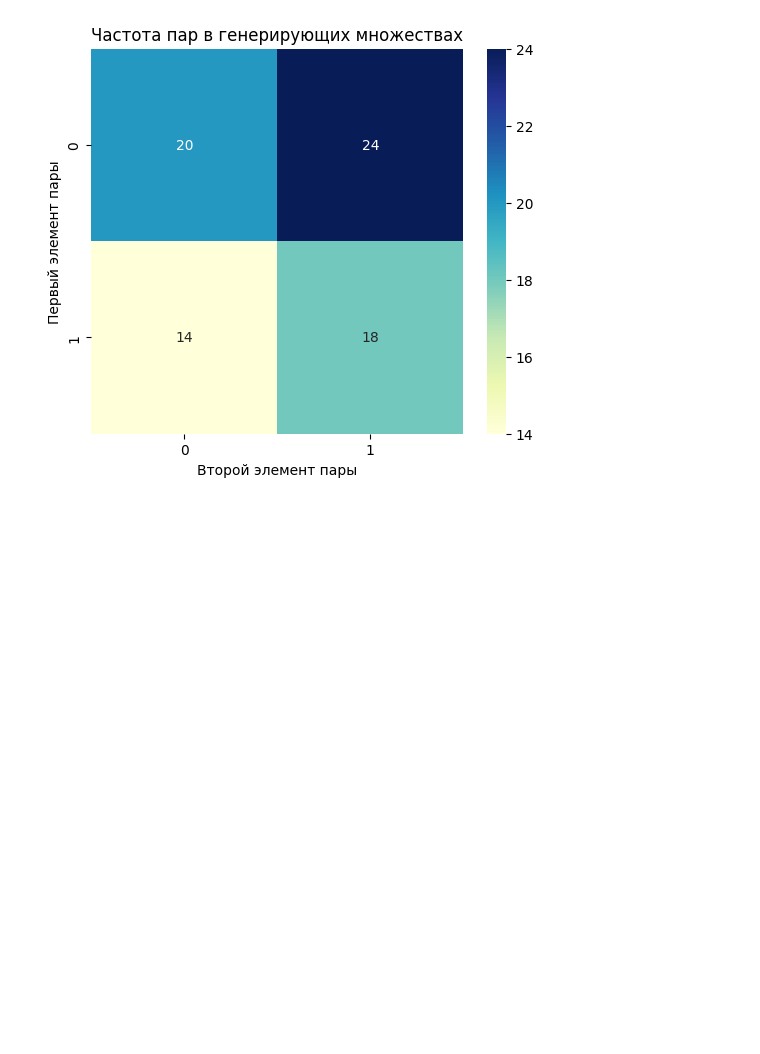
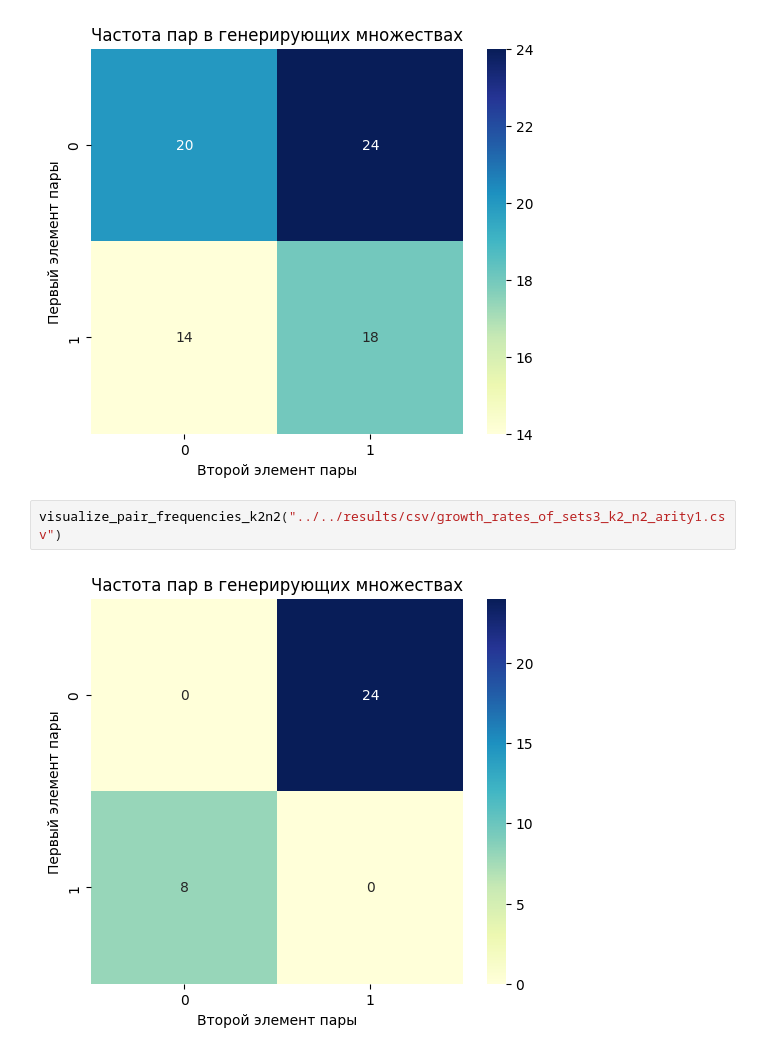
Before and after one commit to frayzkilla/Multioperations-Growth-Rates, a Jupyter notebook: src/data_analysis/main.ipynb, the cells around one changed output. Saved outputs shown, nothing was run; the diff lists cells and outputs as text; blank space fills up the shorter version.

```diff
--- a/src/data_analysis/main.ipynb
+++ b/src/data_analysis/main.ipynb
@@ -79,3 +79,7 @@ visualize_pair_frequencies_k2n2("../../results/csv/growth_rates_of_k2_n2_arity3.
 visualize_pair_frequencies_k2n2("../../results/csv/growth_rates_of_k2_n2_arity2.csv")
 # %% [output]
 [figure]
+# %%
+visualize_pair_frequencies_k2n2("../../results/csv/growth_rates_of_sets3_k2_n2_arity1.csv")
+# %% [output]
+[figure, added]
```
Also changed, not shown: parts of 1 cell of this notebook, 3 other files.
